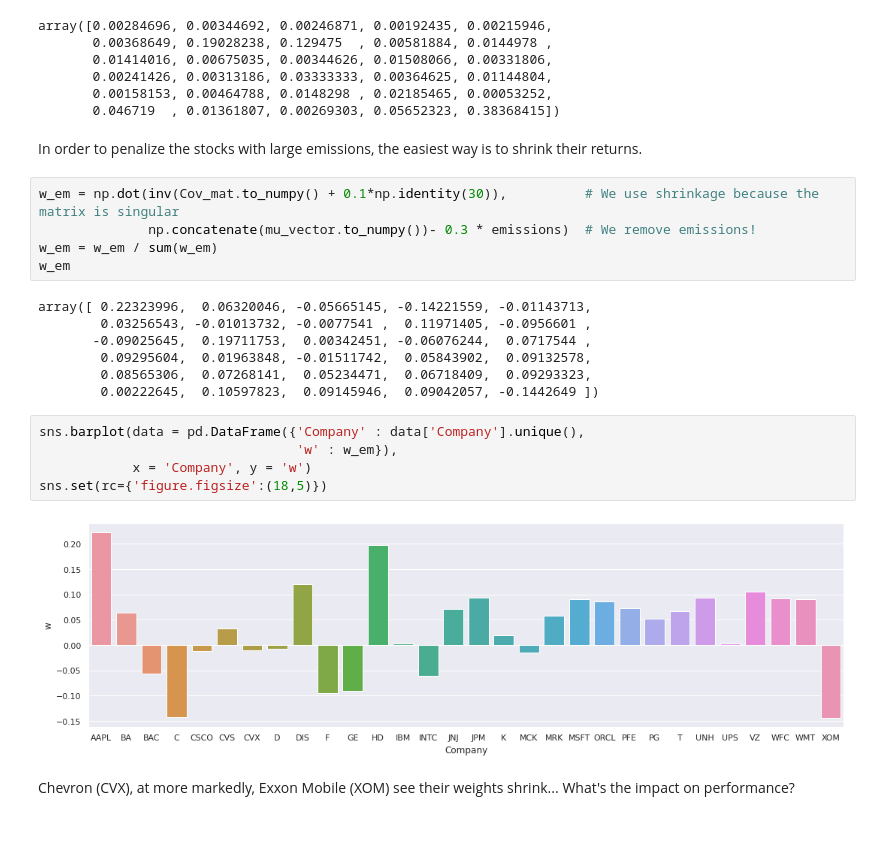
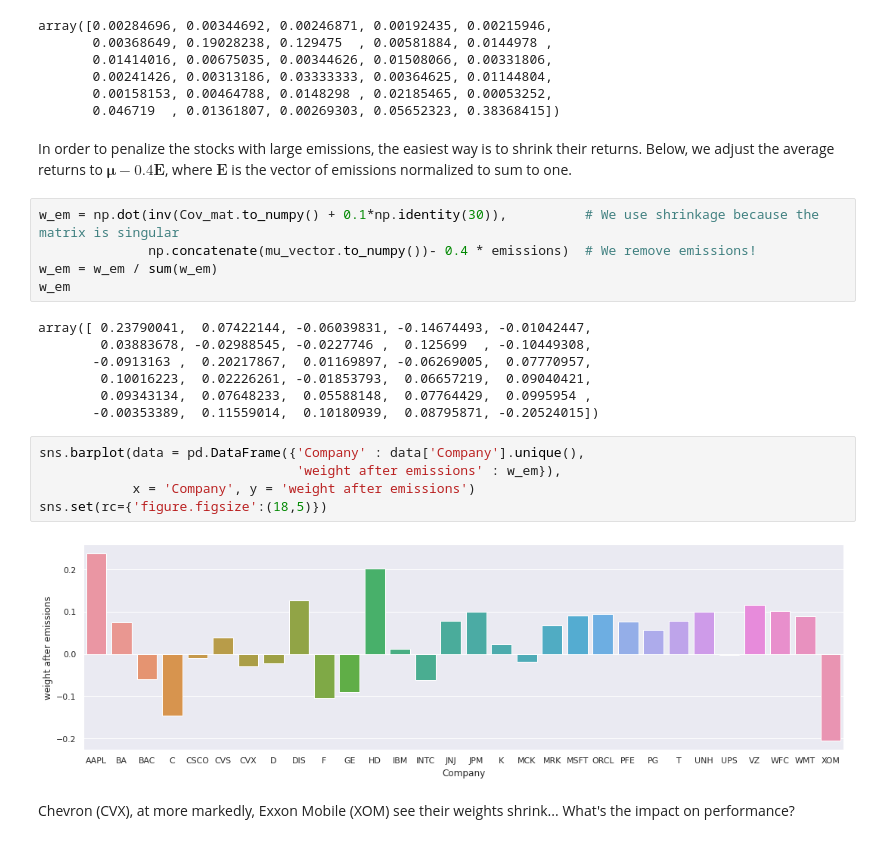
Before and after one commit to shokru/carbon_emissions, a Jupyter notebook: carbon_portfolios.ipynb, the cells around one changed output. Cells and saved outputs as stored; diff of their text form.

```diff
--- a/carbon_portfolios.ipynb
+++ b/carbon_portfolios.ipynb
@@ -235,26 +249,26 @@ array([0.00284696, 0.00344692, 0.00246871, 0.00192435, 0.00215946,
        0.00158153, 0.00464788, 0.0148298 , 0.02185465, 0.00053252,
        0.046719  , 0.01361807, 0.00269303, 0.05652323, 0.38368415])
 # %% [markdown]
-In order to penalize the stocks with large emissions, the easiest way is to shrink their returns.
+In order to penalize the stocks with large emissions, the easiest way is to shrink their returns. Below, we adjust the average returns to $\boldsymbol{\mu}-0.4\textbf{E}$, where $\textbf{E}$ is the vector of emissions normalized to sum to one.
 # %%
 w_em = np.dot(inv(Cov_mat.to_numpy() + 0.1*np.identity(30)),          # We use shrinkage because the matrix is singular
-              np.concatenate(mu_vector.to_numpy())- 0.3 * emissions)  # We remove emissions!
+              np.concatenate(mu_vector.to_numpy())- 0.4 * emissions)  # We remove emissions!
 w_em = w_em / sum(w_em)
 w_em
 # %% [output]
-array([ 0.22323996,  0.06320046, -0.05665145, -0.14221559, -0.01143713,
-        0.03256543, -0.01013732, -0.0077541 ,  0.11971405, -0.0956601 ,
-       -0.09025645,  0.19711753,  0.00342451, -0.06076244,  0.0717544 ,
-        0.09295604,  0.01963848, -0.01511742,  0.05843902,  0.09132578,
-        0.08565306,  0.07268141,  0.05234471,  0.06718409,  0.09293323,
-        0.00222645,  0.10597823,  0.09145946,  0.09042057, -0.1442649 ])
+array([ 0.23790041,  0.07422144, -0.06039831, -0.14674493, -0.01042447,
+        0.03883678, -0.02988545, -0.0227746 ,  0.125699  , -0.10449308,
+       -0.0913163 ,  0.20217867,  0.01169897, -0.06269005,  0.07770957,
+        0.10016223,  0.02226261, -0.01853793,  0.06657219,  0.09040421,
+        0.09343134,  0.07648233,  0.05588148,  0.07764429,  0.0995954 ,
+       -0.00353389,  0.11559014,  0.10180939,  0.08795871, -0.20524015])
 # %%
 sns.barplot(data = pd.DataFrame({'Company' : data['Company'].unique(),
-                                 'w' : w_em}),
-            x = 'Company', y = 'w')
+                                 'weight after emissions' : w_em}),
+            x = 'Company', y = 'weight after emissions')
 sns.set(rc={'figure.figsize':(18,5)})
 # %% [output]
-[figure, old version]
+[figure, new version]
 # %% [markdown]
 Chevron (CVX), at more markedly, Exxon Mobile (XOM) see their weights shrink...
 What's the impact on performance?
```
Also changed, not shown: parts of 29 cells of this notebook.
